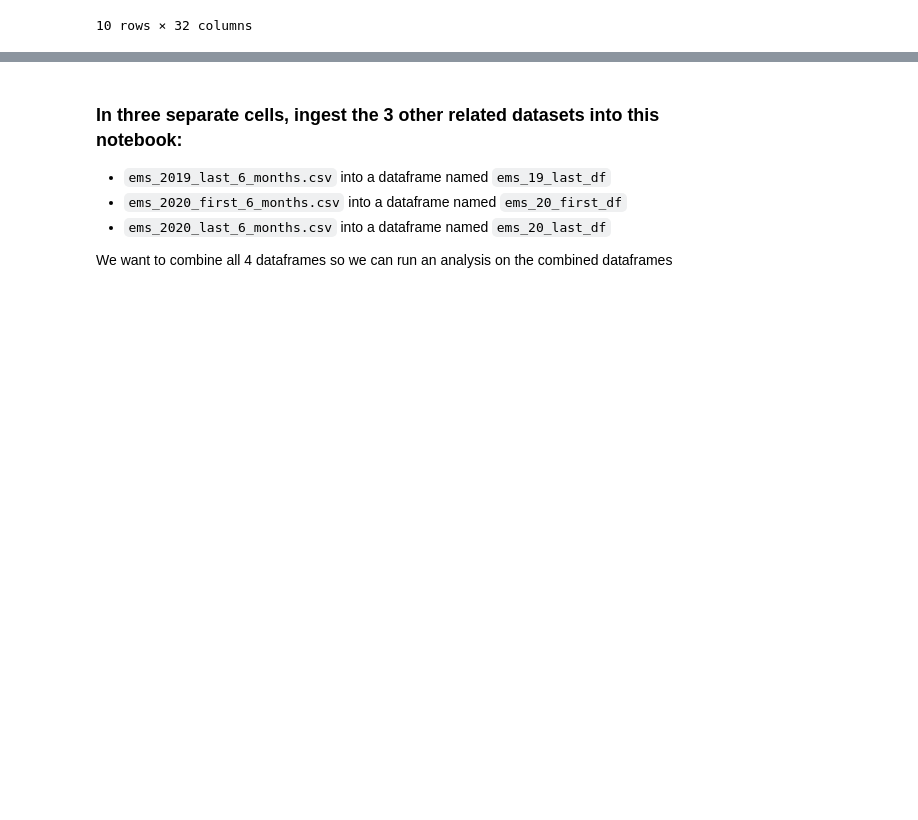
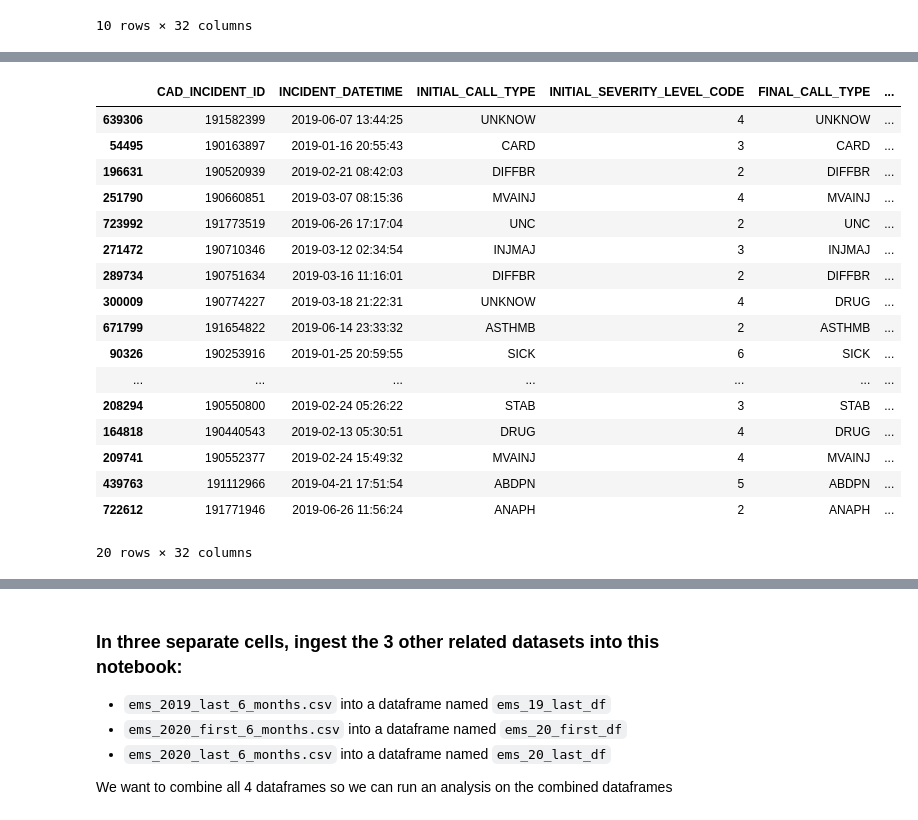
Before and after one commit to persistence-of-time/hw-ingest-data, a Jupyter notebook: hw-for-wk-07_ingest_data_ggarcia.ipynb, the cells around one changed output, grey strips where cells are left out. Cells and saved outputs as stored; diff of their text form; code cells hidden in the pictures; blank space fills up the shorter version.

```diff
--- a/hw-for-wk-07_ingest_data_ggarcia.ipynb
+++ b/hw-for-wk-07_ingest_data_ggarcia.ipynb
@@ -31,5 +40,25 @@ df.head (10)
 # %%
 ## call a 20 random rows
+df.sample (20)
+# %% [output]
+|  | CAD_INCIDENT_ID | INCIDENT_DATETIME | INITIAL_CALL_TYPE | INITIAL_SEVERITY_LEVEL_CODE | FINAL_CALL_TYPE | ... |
+| 639306 | 191582399 | 2019-06-07 13:44:25 | UNKNOW | 4 | UNKNOW | ... |
+| 54495 | 190163897 | 2019-01-16 20:55:43 | CARD | 3 | CARD | ... |
+| 196631 | 190520939 | 2019-02-21 08:42:03 | DIFFBR | 2 | DIFFBR | ... |
+| 251790 | 190660851 | 2019-03-07 08:15:36 | MVAINJ | 4 | MVAINJ | ... |
+| 723992 | 191773519 | 2019-06-26 17:17:04 | UNC | 2 | UNC | ... |
+| 271472 | 190710346 | 2019-03-12 02:34:54 | INJMAJ | 3 | INJMAJ | ... |
+| 289734 | 190751634 | 2019-03-16 11:16:01 | DIFFBR | 2 | DIFFBR | ... |
+| 300009 | 190774227 | 2019-03-18 21:22:31 | UNKNOW | 4 | DRUG | ... |
+| 671799 | 191654822 | 2019-06-14 23:33:32 | ASTHMB | 2 | ASTHMB | ... |
+| 90326 | 190253916 | 2019-01-25 20:59:55 | SICK | 6 | SICK | ... |
+| ... | ... | ... | ... | ... | ... | ... |
+| 208294 | 190550800 | 2019-02-24 05:26:22 | STAB | 3 | STAB | ... |
+| 164818 | 190440543 | 2019-02-13 05:30:51 | DRUG | 4 | DRUG | ... |
+| 209741 | 190552377 | 2019-02-24 15:49:32 | MVAINJ | 4 | MVAINJ | ... |
+| 439763 | 191112966 | 2019-04-21 17:51:54 | ABDPN | 5 | ABDPN | ... |
+| 722612 | 191771946 | 2019-06-26 11:56:24 | ANAPH | 2 | ANAPH | ... |
+20 rows × 32 columns
 # %%
 ## get basic overview of the data
 ## what datatypes do the different columns hold?
```
Also changed, not shown: parts of 5 cells of this notebook.
